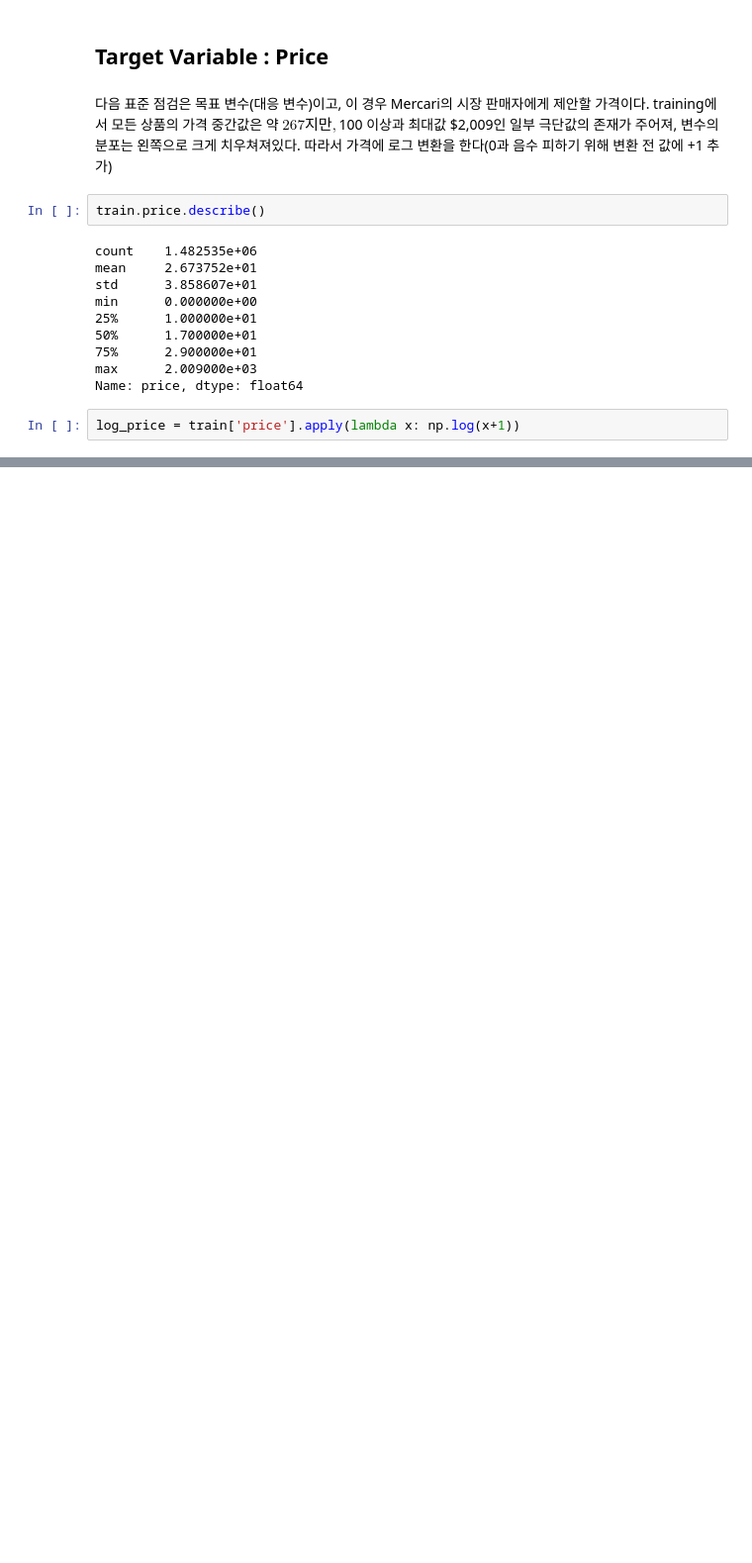
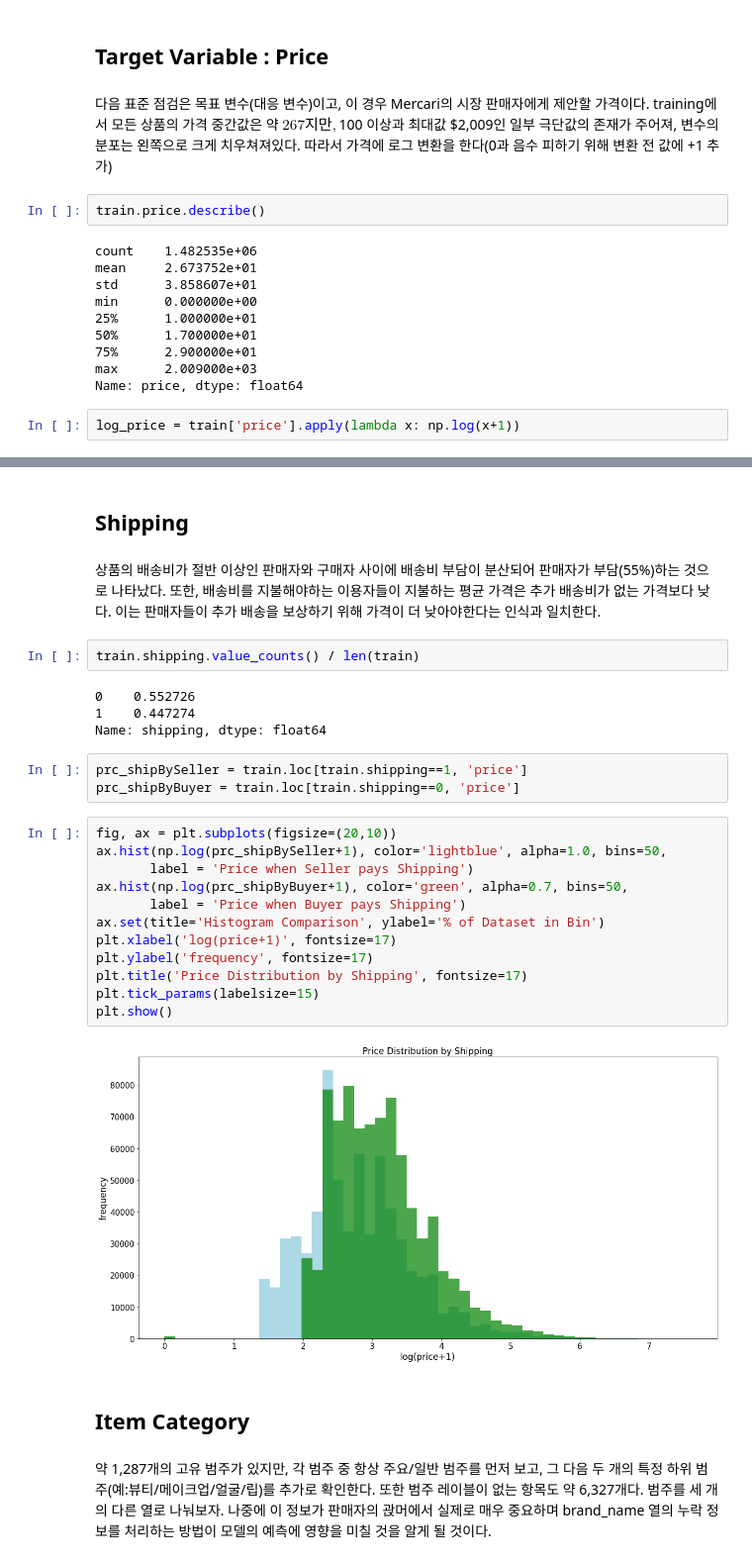
Before and after one commit to Haebuk/kagglestudy, a Jupyter notebook: Mercari/Mercari_1_시온.ipynb, the cells around one changed output, grey strips where cells are left out. Shown at 99% size. Saved outputs shown, nothing was run; the diff lists cells and outputs as text; blank space fills up the shorter version.

```diff
--- a/Mercari/Mercari_1_시온.ipynb
+++ b/Mercari/Mercari_1_시온.ipynb
@@ -93,0 +122,31 @@ plt.show()
+# %% [markdown]
+## Shipping
+# %% [markdown]
+상품의 배송비가 절반 이상인 판매자와 구매자 사이에 배송비 부담이 분산되어 판매자가 부담(55%)하는 것으로 나타났다. 또한, 배송비를 지불해야하는 이용자들이 지불하는 평균 가격은 추가 배송비가 없는 가격보다 낮다. 이는 판매자들이 추가 배송을 보상하기 위해 가격이 더 낮아야한다는 인식과 일치한다.
+# %%
+train.shipping.value_counts() / len(train)
+# %% [output]
+0    0.552726
+1    0.447274
+Name: shipping, dtype: float64
+# %%
+prc_shipBySeller = train.loc[train.shipping==1, 'price']
+prc_shipByBuyer = train.loc[train.shipping==0, 'price']
+# %%
+fig, ax = plt.subplots(figsize=(20,10))
+ax.hist(np.log(prc_shipBySeller+1), color='lightblue', alpha=1.0, bins=50,
+       label = 'Price when Seller pays Shipping')
+ax.hist(np.log(prc_shipByBuyer+1), color='green', alpha=0.7, bins=50,
+       label = 'Price when Buyer pays Shipping')
+ax.set(title='Histogram Comparison', ylabel='% of Dataset in Bin')
+plt.xlabel('log(price+1)', fontsize=17)
+plt.ylabel('frequency', fontsize=17)
+plt.title('Price Distribution by Shipping', fontsize=17)
+plt.tick_params(labelsize=15)
+plt.show()
+# %% [output]
+[figure, added]
+# %% [markdown]
+## Item Category
+# %% [markdown]
+약 1,287개의 고유 범주가 있지만, 각 범주 중 항상 주요/일반 범주를 먼저 보고, 그 다음 두 개의 특정 하위 범주(예:뷰티/메이크업/얼굴/립)를 추가로 확인한다. 또한 범주 레이블이 없는 항목도 약 6,327개다. 범주를 세 개의 다른 열로 나눠보자. 나중에 이 정보가 판매자의 괁머에서 실제로 매우 중요하며 brand_name 열의 누락 정보를 처리하는 방법이 모델의 예측에 영향을 미칠 것을 알게 될 것이다.
```
Also changed, not shown: parts of 12 cells of this notebook.
